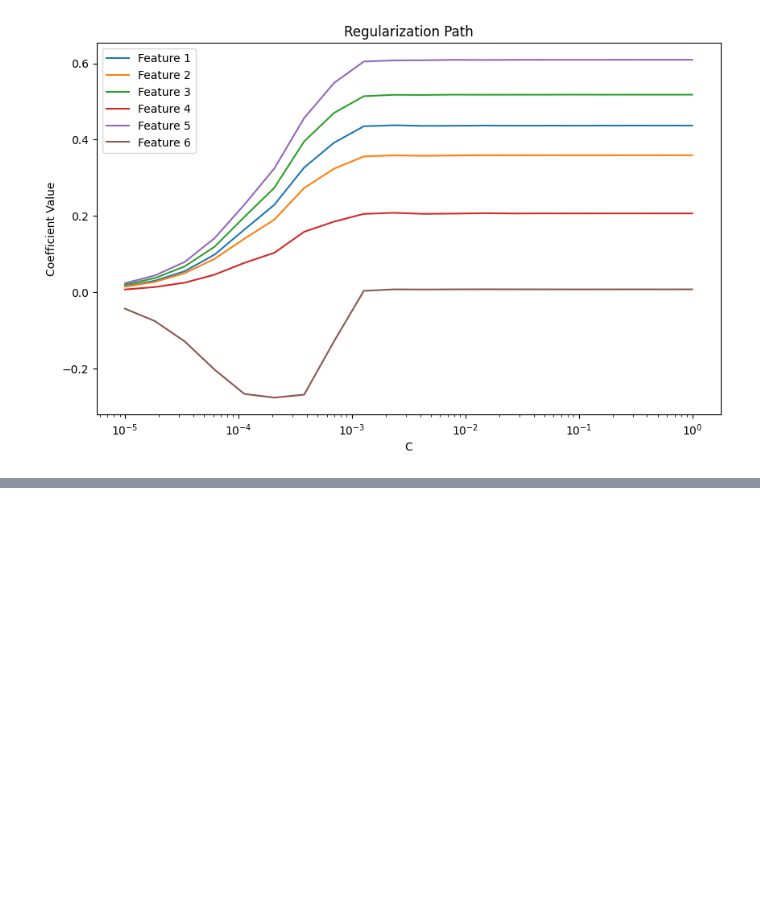
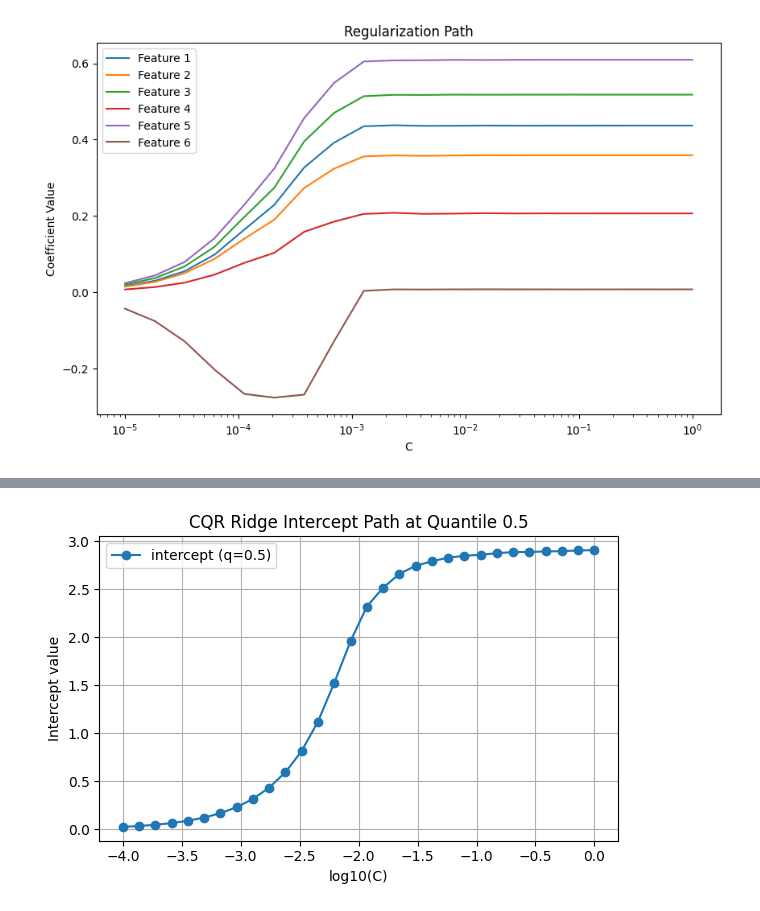
Before and after one commit to softmin/ReHLine-python, a Jupyter notebook: doc/source/examples/Path_solution.ipynb, the cells around one changed output, grey strips where cells are left out. Saved outputs shown, nothing was run; the diff lists cells and outputs as text; code cells hidden in the pictures; blank space fills up the shorter version.

```diff
--- a/doc/source/examples/Path_solution.ipynb
+++ b/doc/source/examples/Path_solution.ipynb
@@ -154,0 +203,13 @@ Avg Time/Iter0.000638 sec
+# %%
+## Intercept path plot
+plt.figure(figsize=(6, 4))
+plt.plot(log_Cs, intercepts[:, target_index], marker='o', label=f"intercept (q={quantiles[target_index]})")
+plt.xlabel("log10(C)")
+plt.ylabel("Intercept value")
+plt.title(f"CQR Ridge Intercept Path at Quantile {quantiles[target_index]}")
+plt.grid(True)
+plt.legend()
+plt.tight_layout()
+plt.show()
+# %% [output]
+[figure, added]
```
Also changed, not shown: parts of 5 cells of this notebook.
